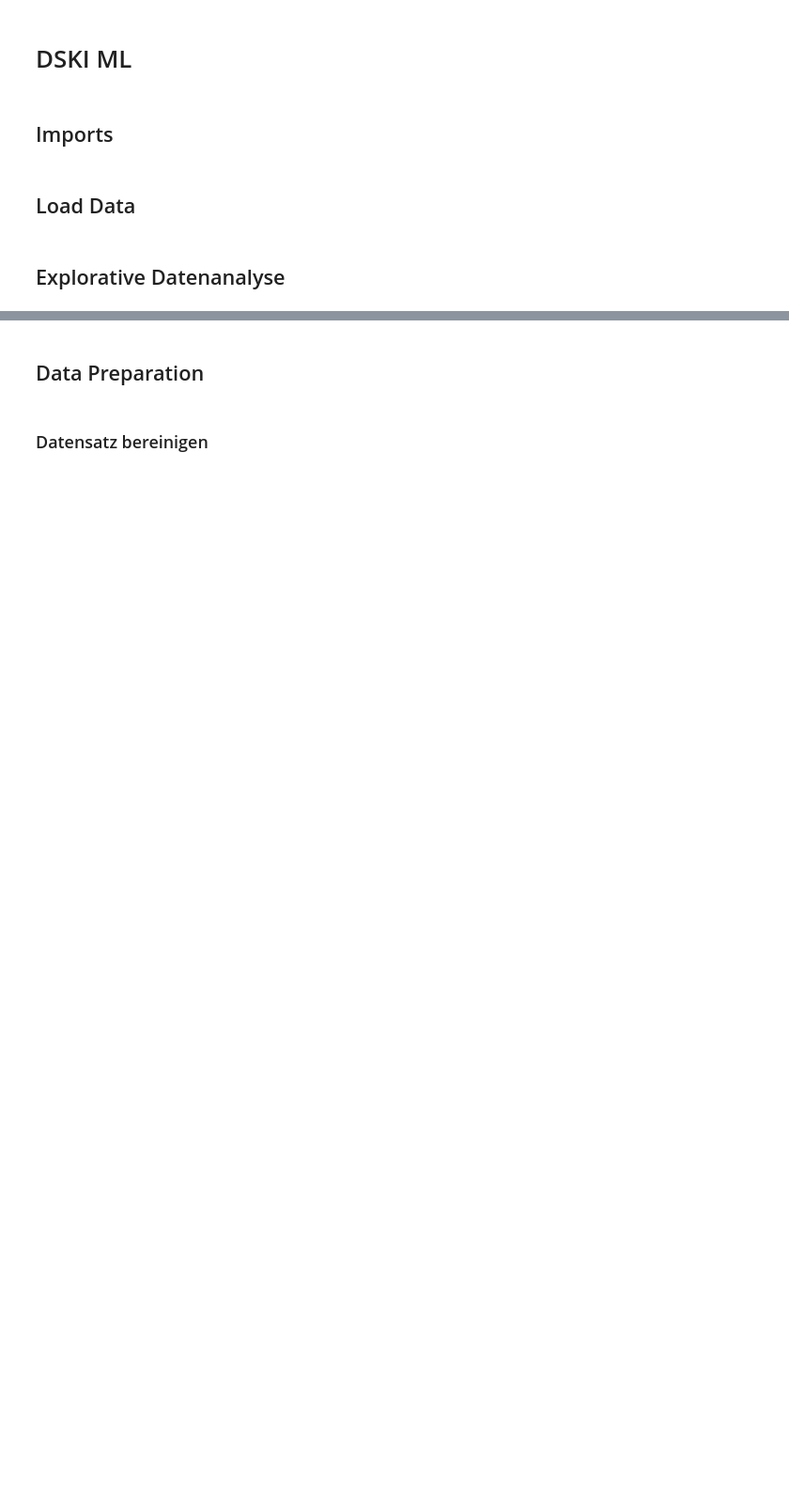
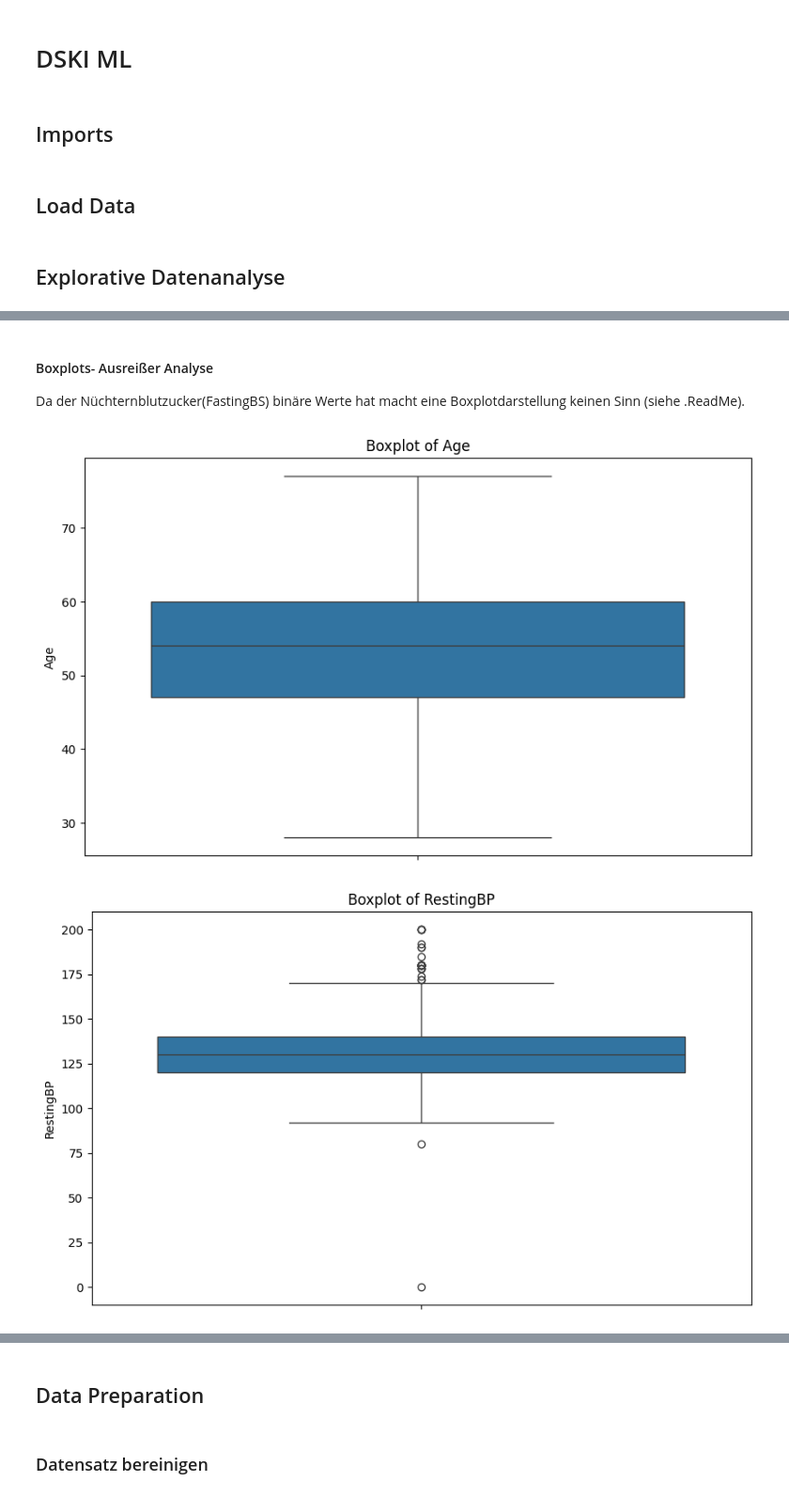
Before and after one commit to OOS-Team/DsKi_ML, a Jupyter notebook: heart_failure.ipynb, the cells around one changed output, grey strips where cells are left out. Shown at 94% size. Saved outputs shown, nothing was run; the diff lists cells and outputs as text; code cells hidden in the pictures; blank space fills up the shorter version.

Commit message:
Explorative Analyse, Basic Feature eng.

```diff
--- a/heart_failure.ipynb
+++ b/heart_failure.ipynb
@@ -24,0 +85,17 @@ df = pd.read_csv(file_path)
+# %% [markdown]
+#### Boxplots- Ausreißer Analyse
+
+Da der Nüchternblutzucker(FastingBS) binäre Werte hat macht eine Boxplotdarstellung keinen Sinn (siehe .ReadMe).
+# %%
+exclude_columns = ['FastingBS', 'HeartDisease']
+boxplot_columns = [col for col in numerische_spalten if col not in exclude_columns]
+
+for column in boxplot_columns:
+    plt.figure(figsize=(10, 6))
+    sns.boxplot(y=df[column])
+    plt.title(f'Boxplot of {column}')
+    plt.ylabel(column)
+    plt.show()
+# %% [output]
+[figure, added]
+[figure, added]
```
Also changed, not shown: parts of 22 cells of this notebook.
